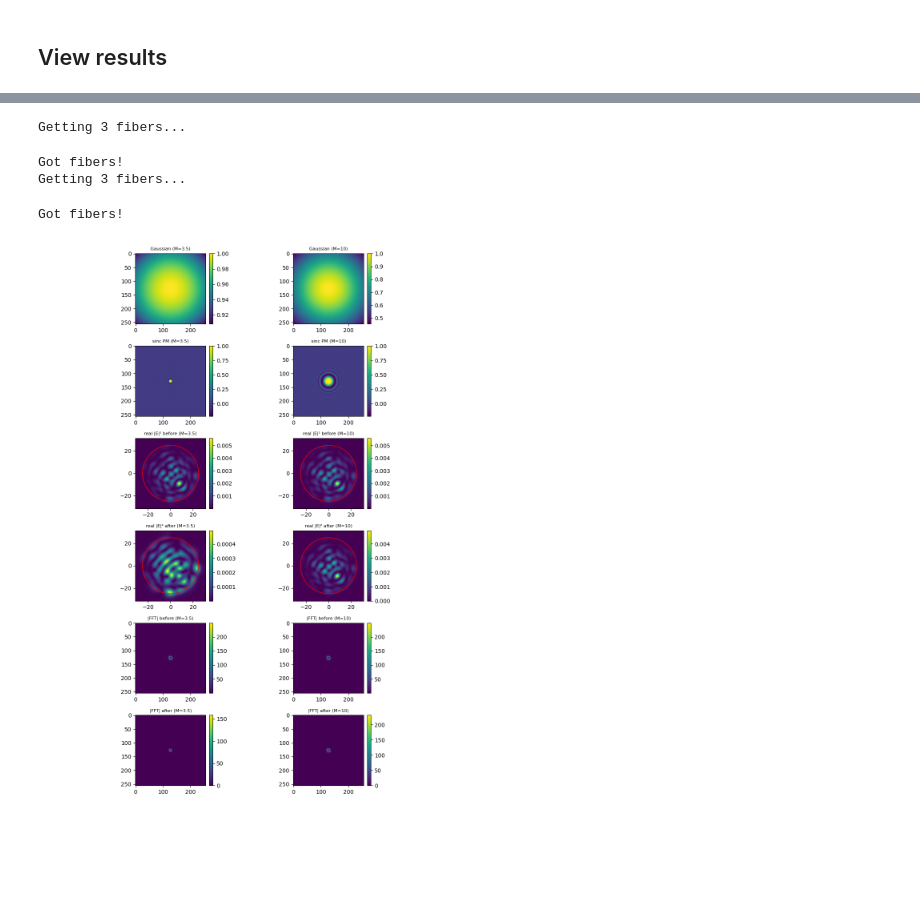
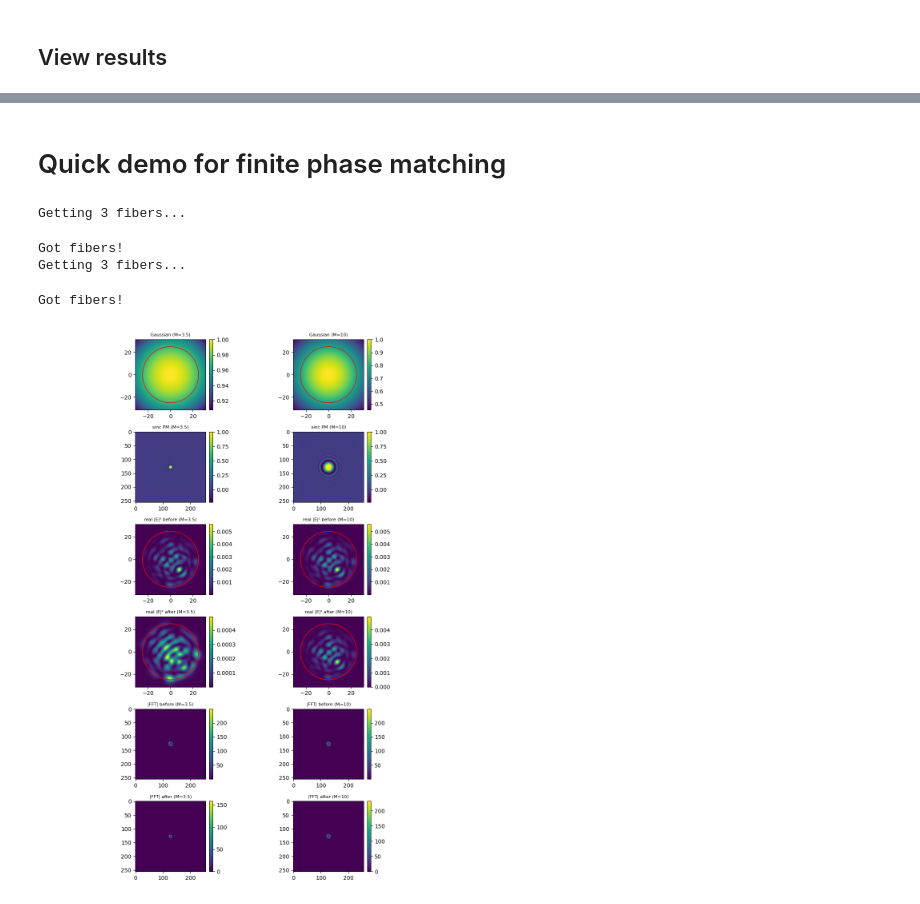
Before and after one commit to rubiaek/qdc2, a Jupyter notebook: qdc/mmf/generate_results.ipynb, the cells around one changed output, grey strips where cells are left out. Drawn from its saved outputs; the diff is of its cells as text; code cells hidden in the pictures; blank space fills up the shorter version.

```diff
--- a/qdc/mmf/generate_results.ipynb
+++ b/qdc/mmf/generate_results.ipynb
@@ -132,3 +205,5 @@ plt.tight_layout()
+# %% [markdown]
+# Quick demo for finite phase matching
 # %%
 # quick_pm_compare_M.py  (colorbar & after-field version)
 import numpy as np, matplotlib.pyplot as plt
@@ -179,32 +254,32 @@ def show(ax, img, ttl, dx=None, fiber_radius_um=None):
     if fiber_radius_um is not None and dx is not None:
         from matplotlib.patches import Circle
         circle = Circle((0, 0), radius=fiber_radius_um, edgecolor='red',
                         facecolor='none', lw=1)
         ax.add_patch(circle)
 
 Ms = [3.5, 10]
 is_step_index = True
 data1 = run_and_collect(M=Ms[0], is_step_index=is_step_index)
 data2 = run_and_collect(M=Ms[1], is_step_index=is_step_index)
 
 titles = ['Gaussian', 'sinc PM', 'real |E|² before', 'real |E|² after',
           '|FFT| before', '|FFT| after']
 rows = ['G', 'S', 'I0', 'I1', 'F0', 'F1']
 
 fig, axes = plt.subplots(len(rows), 2, figsize=(9, 14))
 for col, data, M in zip([0, 1], [data1, data2], Ms):
     dx = data['dx']
     for r, key in enumerate(rows):
-        is_real_space = key in ['I0', 'I1']
+        is_real_space = key in ['G', 'I0', 'I1']
         show(axes[r, col], data[key], f'{titles[r]} (M={M})',
              dx=dx if is_real_space else None,
              fiber_radius_um=25 if is_real_space else None)
 
 plt.tight_layout()
 plt.show()
 # %% [output]
 Getting 3 fibers...
 Got fibers!
 Getting 3 fibers...
 Got fibers!
-[figure, old version]
+[figure, new version]
```
Also changed, not shown: parts of 8 cells of this notebook, 1 other file.
